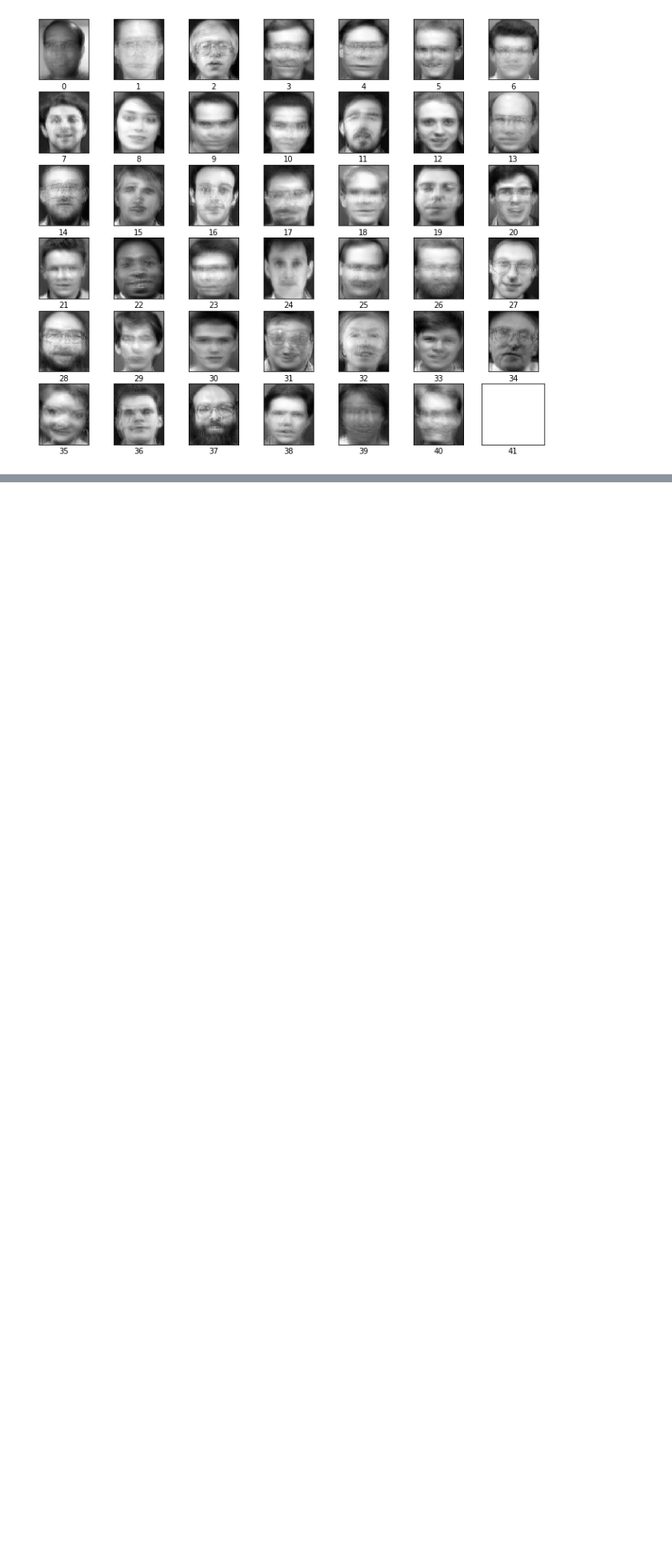
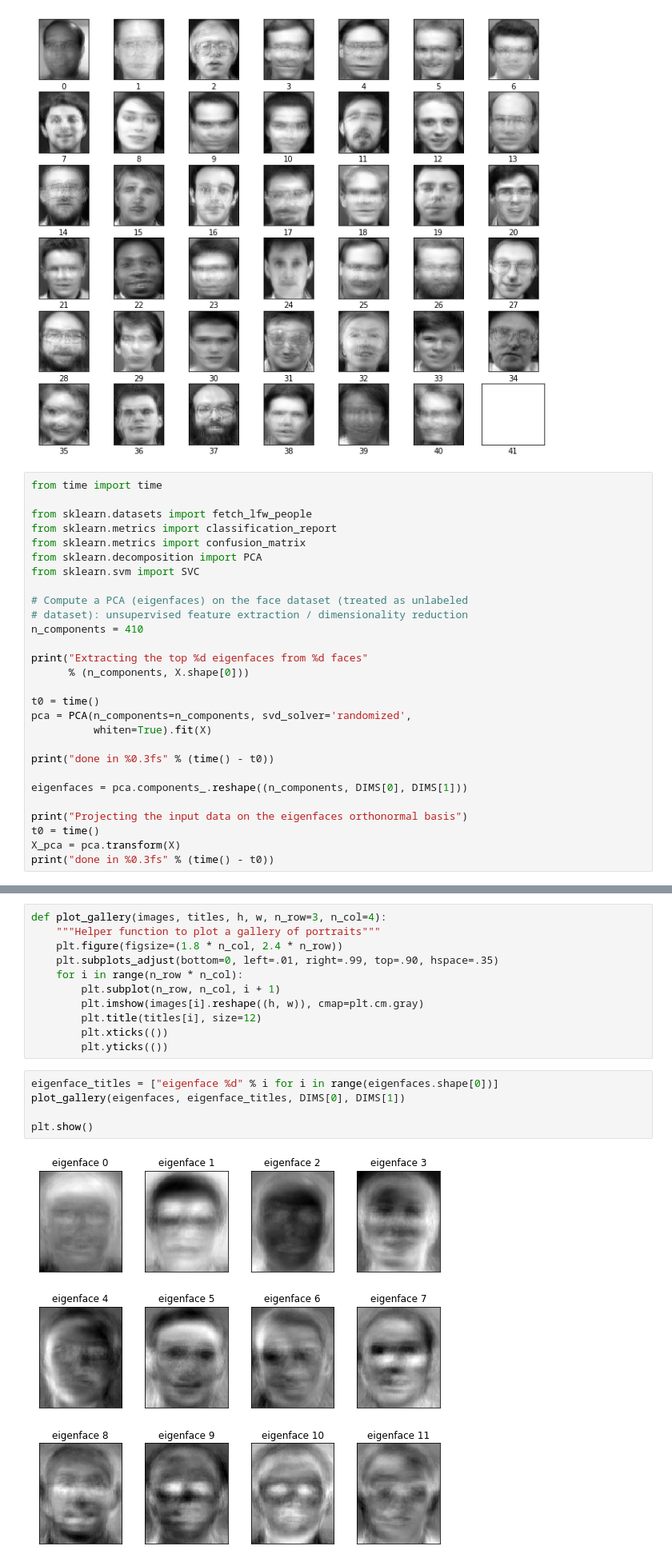
Before and after one commit to tiagoleonmelo/face-recognition, a Jupyter notebook: Face Recognition.ipynb, the cells around one changed output, grey strips where cells are left out. Shown at 80% size. Saved outputs shown, nothing was run; the diff lists cells and outputs as text; blank space fills up the shorter version.

```diff
--- a/Face Recognition.ipynb
+++ b/Face Recognition.ipynb
@@ -192,3 +192,31 @@ for i in range(0, 42):
 plt.show()
 # %% [output]
 [figure]
+# %%
+from time import time
+
+from sklearn.datasets import fetch_lfw_people
+from sklearn.metrics import classification_report
+from sklearn.metrics import confusion_matrix
+from sklearn.decomposition import PCA
+from sklearn.svm import SVC
+
+# Compute a PCA (eigenfaces) on the face dataset (treated as unlabeled
+# dataset): unsupervised feature extraction / dimensionality reduction
+n_components = 410
+
+print("Extracting the top %d eigenfaces from %d faces"
+      % (n_components, X.shape[0]))
+
+t0 = time()
+pca = PCA(n_components=n_components, svd_solver='randomized',
+          whiten=True).fit(X)
+
+print("done in %0.3fs" % (time() - t0))
+
+eigenfaces = pca.components_.reshape((n_components, DIMS[0], DIMS[1]))
+
+print("Projecting the input data on the eigenfaces orthonormal basis")
+t0 = time()
+X_pca = pca.transform(X)
+print("done in %0.3fs" % (time() - t0))
@@ -195,3 +228,21 @@ plt.show()
+# %%
+def plot_gallery(images, titles, h, w, n_row=3, n_col=4):
+    """Helper function to plot a gallery of portraits"""
+    plt.figure(figsize=(1.8 * n_col, 2.4 * n_row))
+    plt.subplots_adjust(bottom=0, left=.01, right=.99, top=.90, hspace=.35)
+    for i in range(n_row * n_col):
+        plt.subplot(n_row, n_col, i + 1)
+        plt.imshow(images[i].reshape((h, w)), cmap=plt.cm.gray)
+        plt.title(titles[i], size=12)
+        plt.xticks(())
+        plt.yticks(())
+# %%
+eigenface_titles = ["eigenface %d" % i for i in range(eigenfaces.shape[0])]
+plot_gallery(eigenfaces, eigenface_titles, DIMS[0], DIMS[1])
+
+plt.show()
+# %% [output]
+[figure, added]
 # %%
 def mse(imageA, imageB):
     # the 'Mean Squared Error' between the two images is the
```
Also changed, not shown: parts of 26 cells of this notebook, 1 other file.
